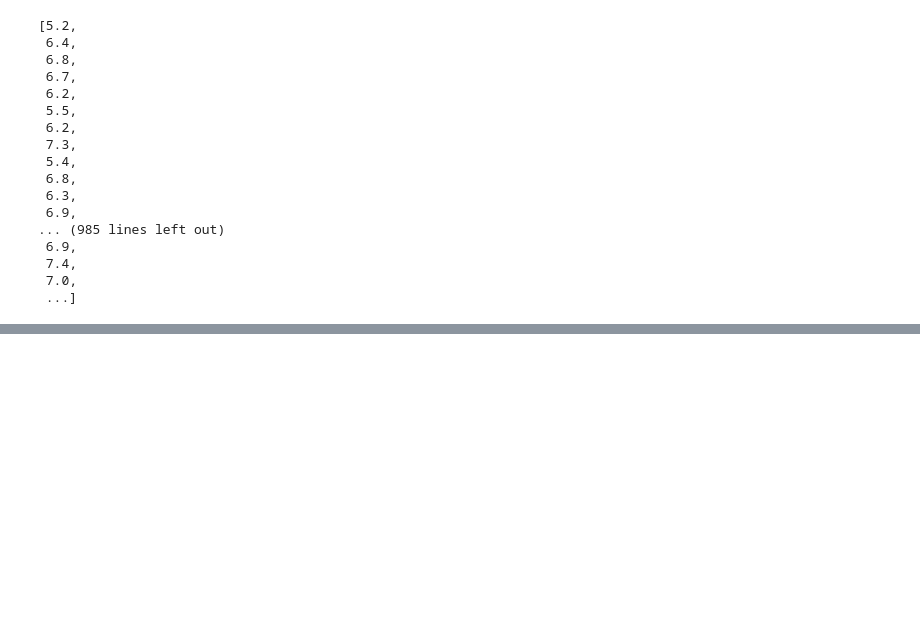
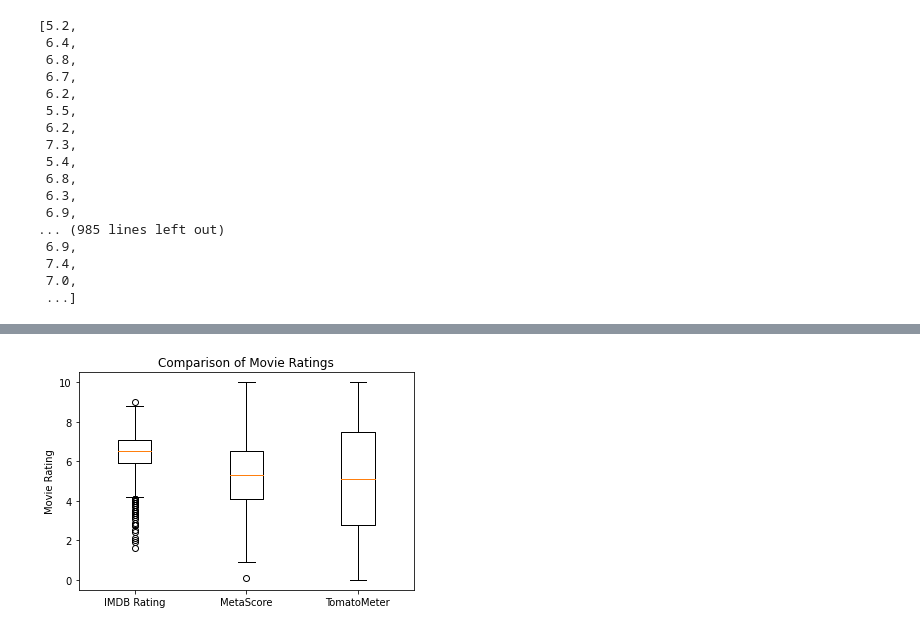
Before and after one commit to cspence001/Boxoffice_Project, a Jupyter notebook: analysis_critic_ratings.ipynb, the cells around one changed output, grey strips where cells are left out. Cells and saved outputs as stored; diff of their text form; code cells hidden in the pictures; blank space fills up the shorter version.

```diff
--- a/analysis_critic_ratings.ipynb
+++ b/analysis_critic_ratings.ipynb
@@ -183,8 +260,9 @@ plt.show()
 # %%
 #creating boxplot for critic ratings
+mscore = cleaned_df["MetaScore"]
 fig2, ax2 = plt.subplots()
 ax2.set_title('MetaScore Critic Ratings')
 ax2.set_ylabel('Average Movie Rating')
-ax2.boxplot(metascore)
-plt.show()
+meta_box = ax2.boxplot(mscore)
+meta_box
 # %% [output]
@@ -202,0 +352,11 @@ plt.show()
+# %%
+#combine boxplots to compare critic ratings
+labels = ["IMDB Rating", "MetaScore", "TomatoMeter"]
+data = (imdb_rating, mscore, t_list)
+plt.title("Comparison of Movie Ratings")
+plt.ylabel("Movie Rating")
+plt.boxplot(data,labels =labels)
+
+plt.savefig("Project Images - Jeff/3Critic_comp_model.png")
+# %% [output]
+[figure, added]
```
Also changed, not shown: parts of 17 cells of this notebook, 3 other files.
